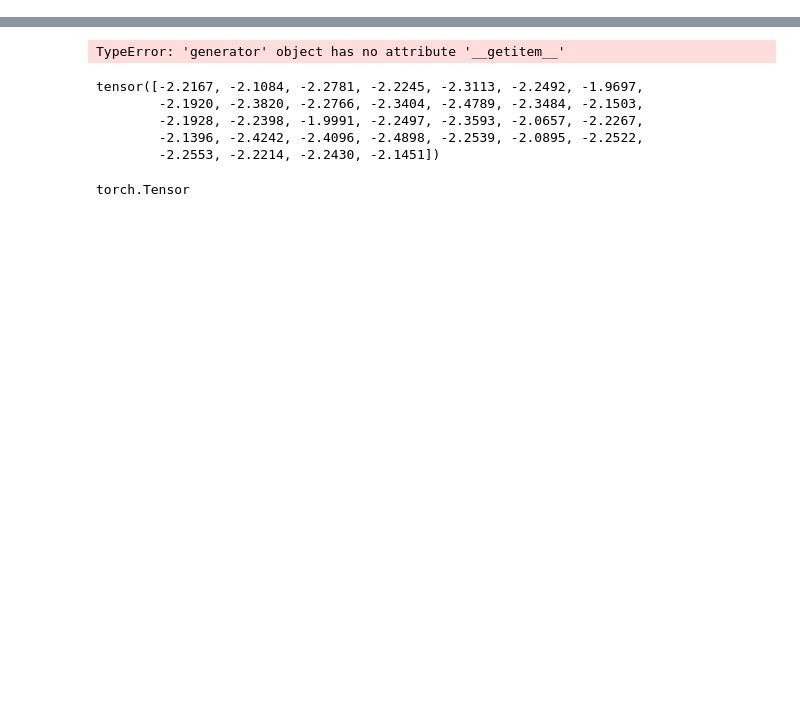
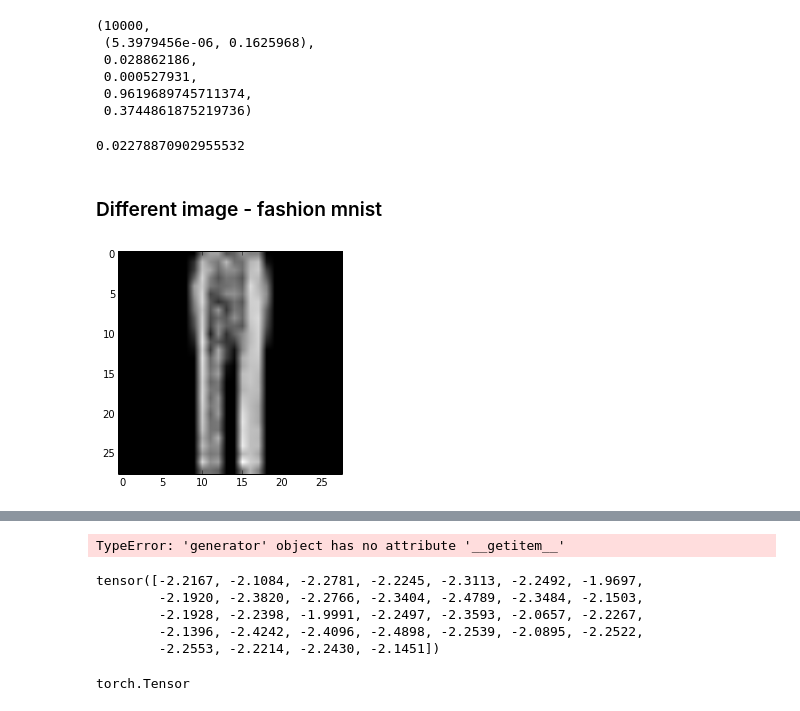
Before and after one commit to GabrielXia/confidence, a Jupyter notebook: cnn/Untitled.ipynb, the cells around one changed output, grey strips where cells are left out. Drawn from its saved outputs; the diff is of its cells as text; code cells hidden in the pictures; blank space fills up the shorter version.

```diff
--- a/cnn/Untitled.ipynb
+++ b/cnn/Untitled.ipynb
@@ -67,0 +98,38 @@ for batch_idx, (data, target) in enumerate(train_loader):
+# %%
+stats.describe(last_d)
+# %% [output]
+(10000,
+ (5.3979456e-06, 0.1625968),
+ 0.028862186,
+ 0.000527931,
+ 0.9619689745711374,
+ 0.3744861875219736)
+# %%
+np.percentile(last_d, 50)
+# %% [output]
+0.02278870902955532
+# %% [markdown]
+### Different image - fashion mnist
+# %%
+train_fashion = torch.utils.data.DataLoader(
+    datasets.FashionMNIST('../data/fashionMnist', train=True, download=True,
+                   transform=transforms.Compose([
+                       transforms.ToTensor(),
+                       transforms.Normalize((0.1307,), (0.3081,))
+                   ])),
+    batch_size=10000, shuffle=True)
+test_fashion = torch.utils.data.DataLoader(
+    datasets.MNIST('../data/fashionMnist', train=False, transform=transforms.Compose([
+                       transforms.ToTensor(),
+                       transforms.Normalize((0.1307,), (0.3081,))
+                   ])),
+    batch_size=10000, shuffle=True)
+# %%
+dataiter = iter(train_fashion)
+images, labels = dataiter.next()
+# %%
+x = images[0, :, :, :]
+im = x.numpy().reshape(28, 28)
+imgplot = plt.imshow(im, cmap='gray')
+# %% [output]
+[figure, added]
```
Also changed, not shown: parts of 35 cells of this notebook, 2 other files.
